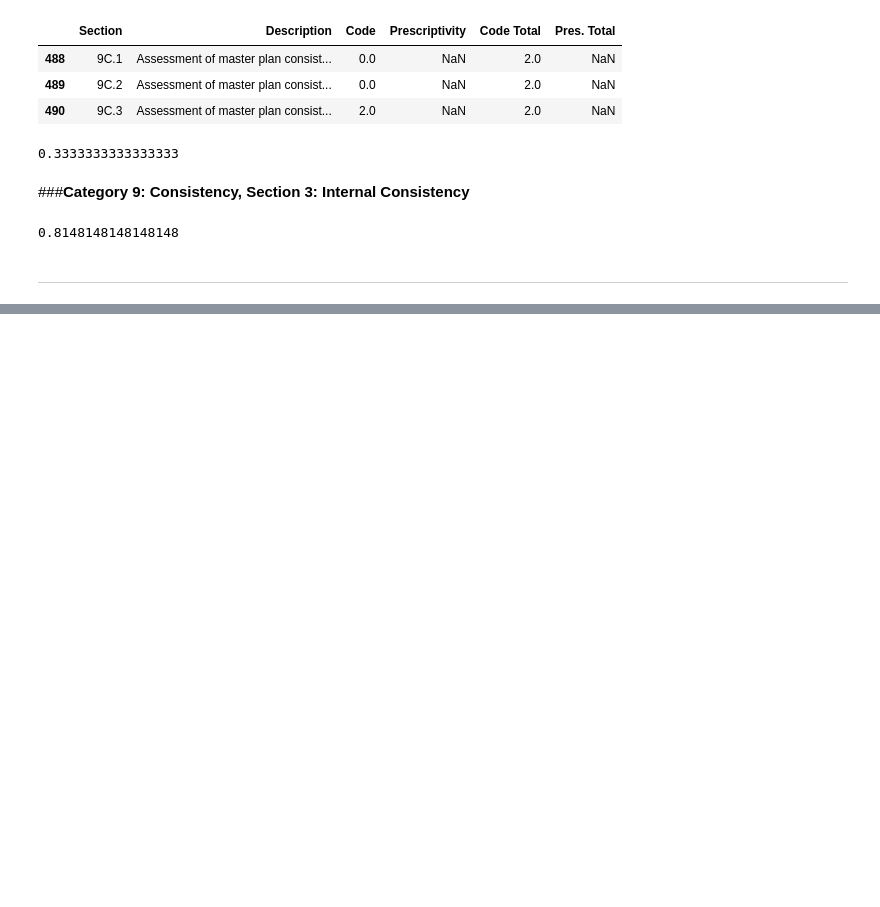
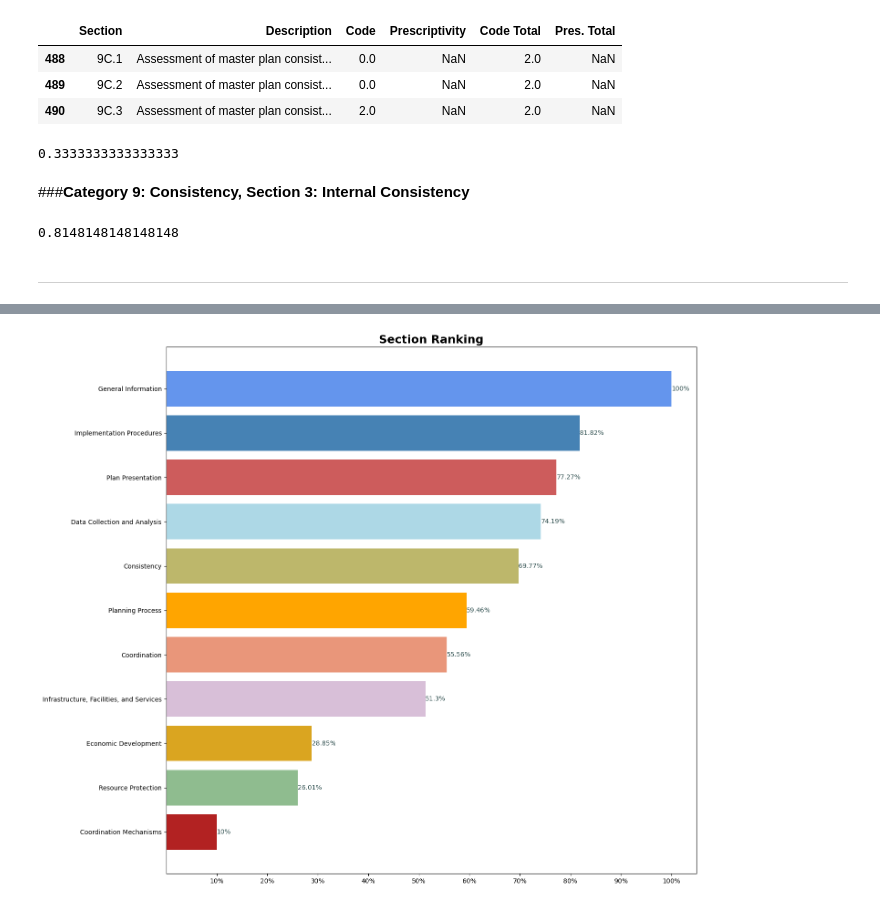
Before and after one commit to baileymccluresinger/UAPP703_2024, a Jupyter notebook: UAPP706_Project.ipynb, the cells around one changed output, grey strips where cells are left out. Cells and saved outputs as stored; diff of their text form; code cells hidden in the pictures; blank space fills up the shorter version.

```diff
--- a/UAPP706_Project.ipynb
+++ b/UAPP706_Project.ipynb
@@ -991,0 +1021,16 @@ plt.bar_label(figure, cat6_percentages, label_type='edge', fontsize=10, color='d
+# %%
+rank_arr = pd.DataFrame(['General Information','Plan Presentation', 'Planning Process', 'Data Collection and Analysis', 'Infrastructure, Facilities, and Services', 'Economic Development', 'Resource Protection', 'Coordination', 'Consistency', 'Implementation Procedures', 'Coordination Mechanisms'], columns=["Category"])
+rank_arr["Score"] = [cat1_score, cat2_score, cat3_score, cat4_score, cat5_score, cat6_score, cat7_score, cat8_score, cat9_score, cat10_score, cat11_score]
+#rank_names = ['Comp Plan','General Information','Plan Presentation', 'Planning Process', 'Data Collection and Analysis', 'Infrastructure, Facilities, and Services', 'Economic Development', 'Resource Protection', 'Coordination', 'Consistency', 'Implementation Procedures', 'Coordination Mechanisms']
+rank_percentages = ['10%', '26.01%', '28.85%', '51.3%', '55.56%', '59.46%', '69.77%', '74.19%', '77.27%', '81.82%', '100%']
+
+rank_arr = rank_arr.sort_values('Score')
+rank_colors = ['firebrick', 'darkseagreen', 'goldenrod', 'thistle', 'darksalmon', 'orange', 'darkkhaki', 'lightblue', 'indianred', 'steelblue', 'cornflowerblue']
+# %%
+plt.figure(figsize=(15,15))
+figure = plt.barh(rank_arr['Category'], rank_arr['Score'], color=rank_colors);
+plt.xticks([0.1,0.2,0.3,0.4,0.5,0.6,0.7,0.8,0.9,1.0], scores, fontsize=10);
+plt.title("Section Ranking", fontsize=18, fontweight='bold');
+plt.bar_label(figure, rank_percentages, label_type='edge', fontsize=10, color='darkslategrey');
+# %% [output]
+[figure, added]
```
Also changed, not shown: parts of 25 cells of this notebook.
